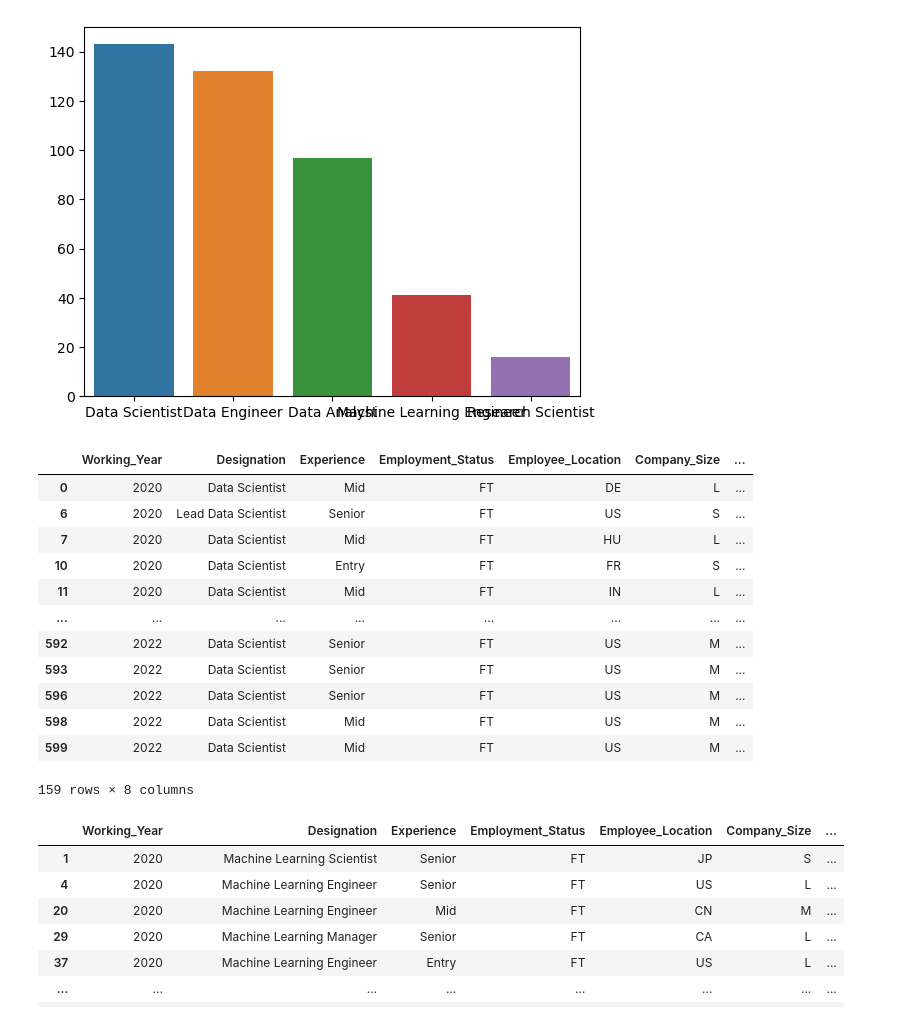
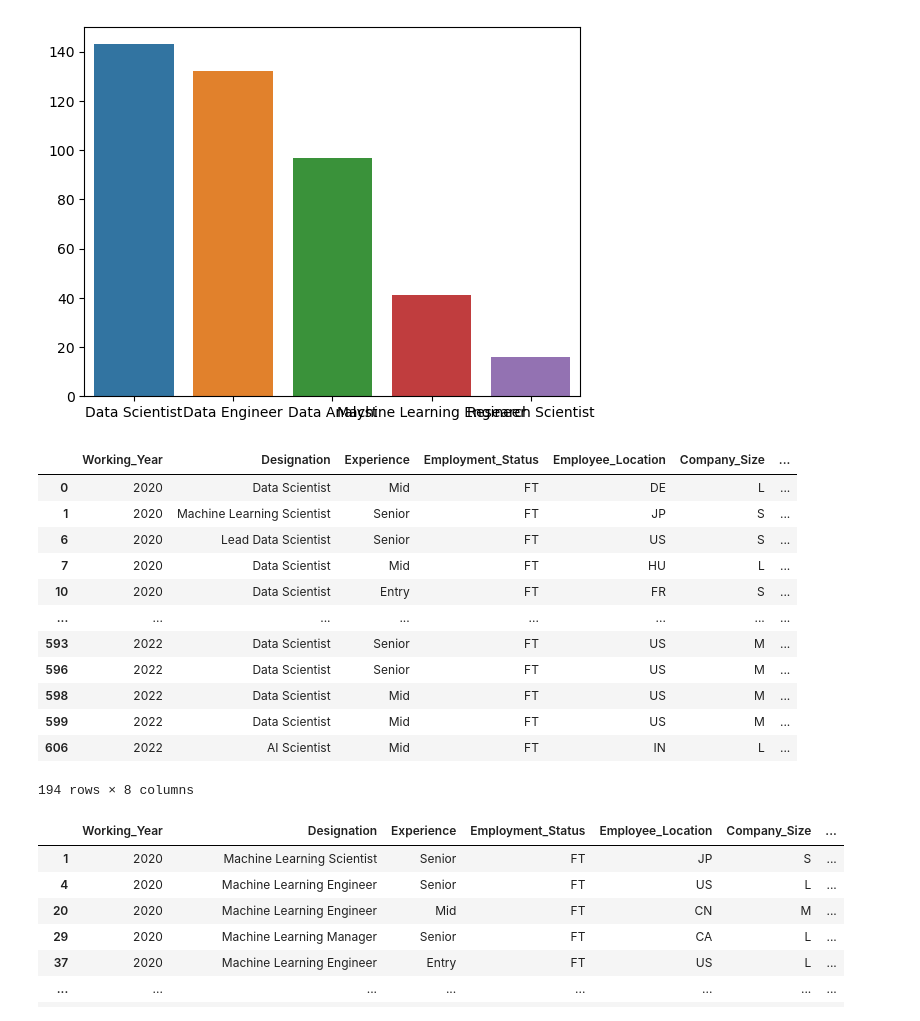
Before and after one commit to umutky/datascience_repo, a Jupyter notebook: eda.ipynb, the cells around one changed output. Cells and saved outputs as stored; diff of their text form; code cells hidden in the pictures.

```diff
--- a/eda.ipynb
+++ b/eda.ipynb
@@ -152,21 +153,21 @@ Unique Designation :  50
 # %%
 # pandas.series'lerde string değer kontrolü
 scientist = df["Designation"].str.contains("Scientist")
-df[data_scientist]
+df[scientist]
 # %% [output]
 |  | Working_Year | Designation | Experience | Employment_Status | Employee_Location | Company_Size | ... |
 | 0 | 2020 | Data Scientist | Mid | FT | DE | L | ... |
+| 1 | 2020 | Machine Learning Scientist | Senior | FT | JP | S | ... |
 | 6 | 2020 | Lead Data Scientist | Senior | FT | US | S | ... |
 | 7 | 2020 | Data Scientist | Mid | FT | HU | L | ... |
 | 10 | 2020 | Data Scientist | Entry | FT | FR | S | ... |
-| 11 | 2020 | Data Scientist | Mid | FT | IN | L | ... |
 | ... | ... | ... | ... | ... | ... | ... | ... |
-| 592 | 2022 | Data Scientist | Senior | FT | US | M | ... |
 | 593 | 2022 | Data Scientist | Senior | FT | US | M | ... |
 | 596 | 2022 | Data Scientist | Senior | FT | US | M | ... |
 | 598 | 2022 | Data Scientist | Mid | FT | US | M | ... |
 | 599 | 2022 | Data Scientist | Mid | FT | US | M | ... |
+| 606 | 2022 | AI Scientist | Mid | FT | IN | L | ... |
-159 rows × 8 columns
+194 rows × 8 columns
 # %%
 # Machine Learning or AI
 machine_ai = df["Designation"].str.contains("Machine Learning|AI")
```
Also changed, not shown: parts of 28 cells of this notebook.
